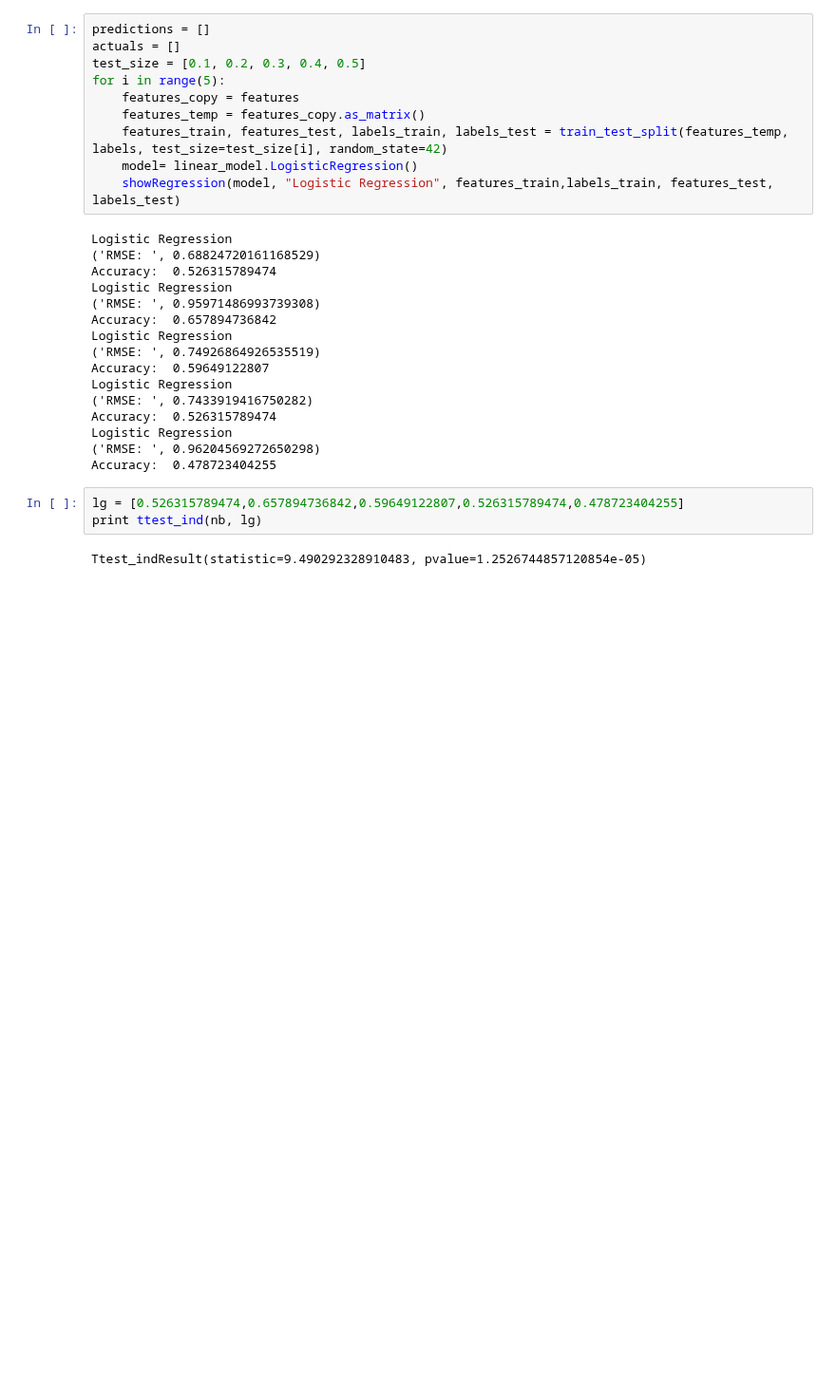
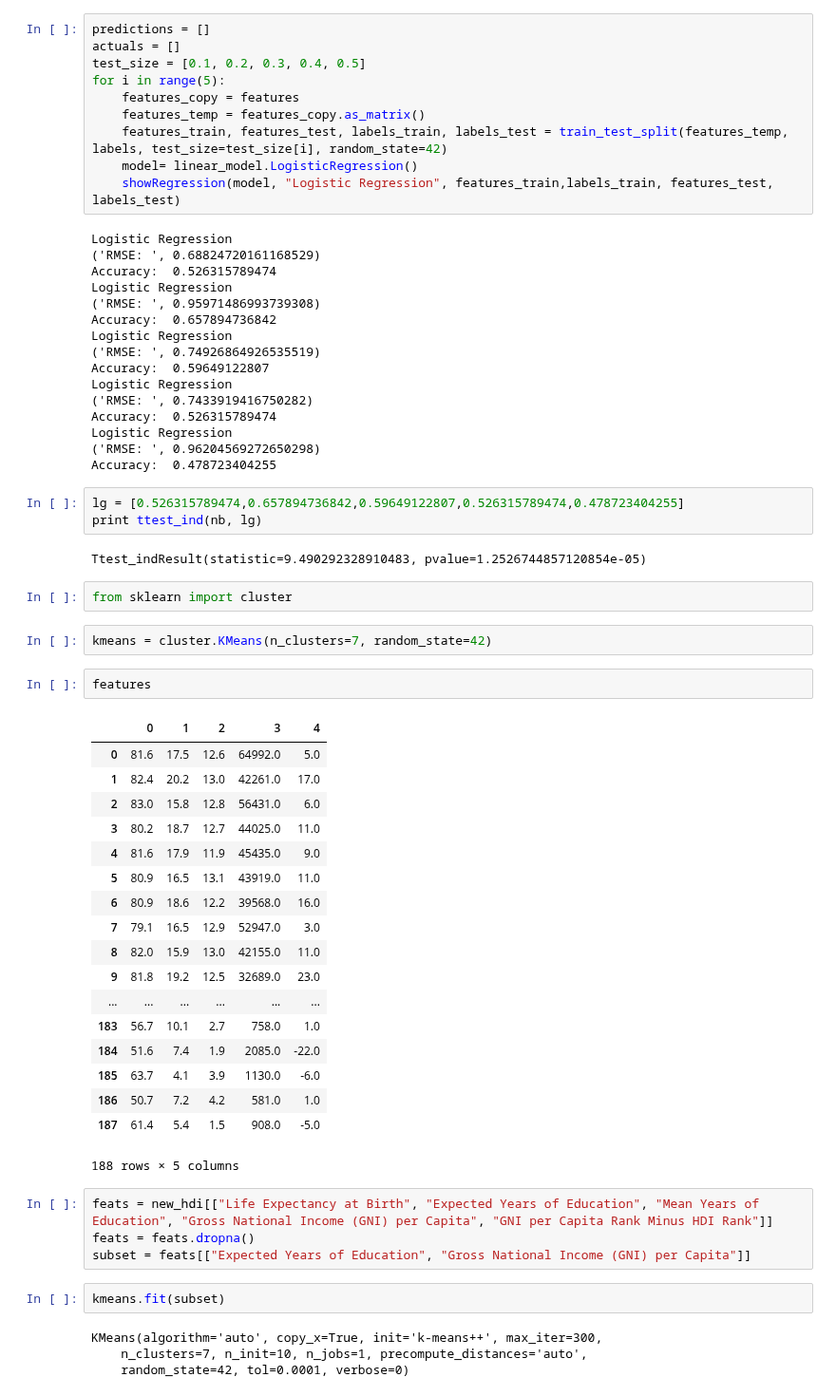
Before and after one commit to vivekramanan/data-mining-human-development-index, a Jupyter notebook: HDI Leave one out, and Clustering.ipynb, the cells around one changed output. Shown at 95% size. Saved outputs shown, nothing was run; the diff lists cells and outputs as text; blank space fills up the shorter version.

```diff
--- a/HDI Leave one out, and Clustering.ipynb
+++ b/HDI Leave one out, and Clustering.ipynb
@@ -273,3 +273,38 @@ lg = [0.526315789474,0.657894736842,0.59649122807,0.526315789474,0.478723404255]
 print ttest_ind(nb, lg)
 # %% [output]
 Ttest_indResult(statistic=9.490292328910483, pvalue=1.2526744857120854e-05)
+# %%
+from sklearn import cluster
+# %%
+kmeans = cluster.KMeans(n_clusters=7, random_state=42)
+# %%
+features
+# %% [output]
+|  | 0 | 1 | 2 | 3 | 4 |
+| 0 | 81.6 | 17.5 | 12.6 | 64992.0 | 5.0 |
+| 1 | 82.4 | 20.2 | 13.0 | 42261.0 | 17.0 |
+| 2 | 83.0 | 15.8 | 12.8 | 56431.0 | 6.0 |
+| 3 | 80.2 | 18.7 | 12.7 | 44025.0 | 11.0 |
+| 4 | 81.6 | 17.9 | 11.9 | 45435.0 | 9.0 |
+| 5 | 80.9 | 16.5 | 13.1 | 43919.0 | 11.0 |
+| 6 | 80.9 | 18.6 | 12.2 | 39568.0 | 16.0 |
+| 7 | 79.1 | 16.5 | 12.9 | 52947.0 | 3.0 |
+| 8 | 82.0 | 15.9 | 13.0 | 42155.0 | 11.0 |
+| 9 | 81.8 | 19.2 | 12.5 | 32689.0 | 23.0 |
+| ... | ... | ... | ... | ... | ... |
+| 183 | 56.7 | 10.1 | 2.7 | 758.0 | 1.0 |
+| 184 | 51.6 | 7.4 | 1.9 | 2085.0 | -22.0 |
+| 185 | 63.7 | 4.1 | 3.9 | 1130.0 | -6.0 |
+| 186 | 50.7 | 7.2 | 4.2 | 581.0 | 1.0 |
+| 187 | 61.4 | 5.4 | 1.5 | 908.0 | -5.0 |
+188 rows × 5 columns
+# %%
+feats = new_hdi[["Life Expectancy at Birth", "Expected Years of Education", "Mean Years of Education", "Gross National Income (GNI) per Capita", "GNI per Capita Rank Minus HDI Rank"]]
+feats = feats.dropna()
+subset = feats[["Expected Years of Education", "Gross National Income (GNI) per Capita"]]
+# %%
+kmeans.fit(subset)
+# %% [output]
+KMeans(algorithm='auto', copy_x=True, init='k-means++', max_iter=300,
+    n_clusters=7, n_init=10, n_jobs=1, precompute_distances='auto',
+    random_state=42, tol=0.0001, verbose=0)
```
Also changed, not shown: parts of 6 cells of this notebook.
